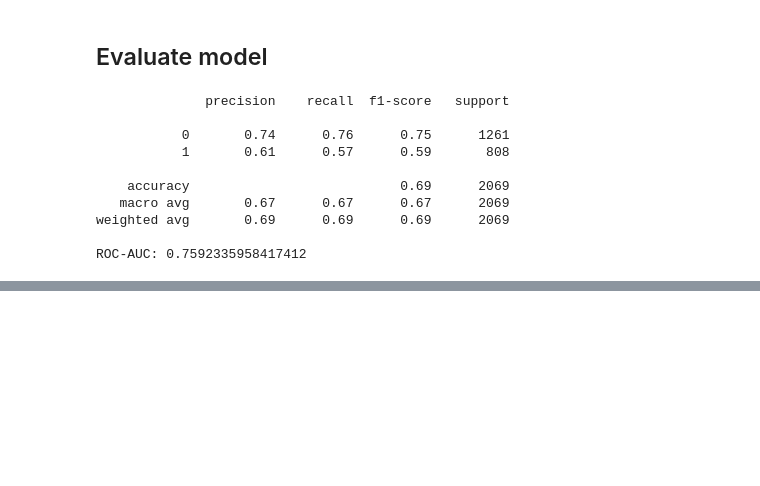
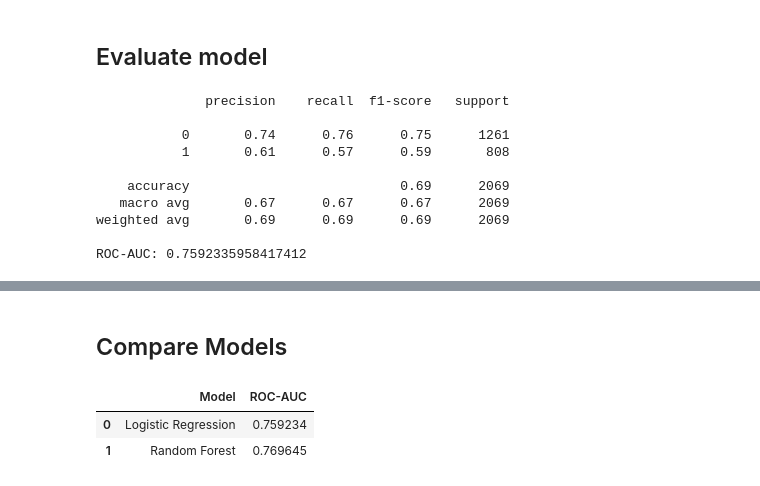
Before and after one commit to jahid-github/bnpl-credit-risk, a Jupyter notebook: notebooks/01_eda.ipynb, the cells around one changed output, grey strips where cells are left out. Drawn from its saved outputs; the diff is of its cells as text; code cells hidden in the pictures; blank space fills up the shorter version.

```diff
--- a/notebooks/01_eda.ipynb
+++ b/notebooks/01_eda.ipynb
@@ -190,0 +219,8 @@ ROC-AUC: 0.7592335958417412
+# %%
+
+#Evaluate
+y_pred_rf = rf_model.predict(X_test)
+y_proba_rf = rf_model.predict_proba(X_test)[:, 1]
+
+print(classification_report(y_test, y_pred_rf))
+print("ROC-AUC:", roc_auc_score(y_test, y_proba_rf))
@@ -190,0 +238,18 @@ ROC-AUC: 0.7592335958417412
+# %% [markdown]
+## Compare Models
+# %%
+import pandas as pd
+
+results = pd.DataFrame({
+    "Model": ["Logistic Regression", "Random Forest"],
+    "ROC-AUC": [
+        roc_auc_score(y_test, y_proba),
+        roc_auc_score(y_test, y_proba_rf)
+    ]
+})
+
+results
+# %% [output]
+|  | Model | ROC-AUC |
+| 0 | Logistic Regression | 0.759234 |
+| 1 | Random Forest | 0.769645 |
```
Also changed, not shown: parts of 13 cells of this notebook, 1 other file.
